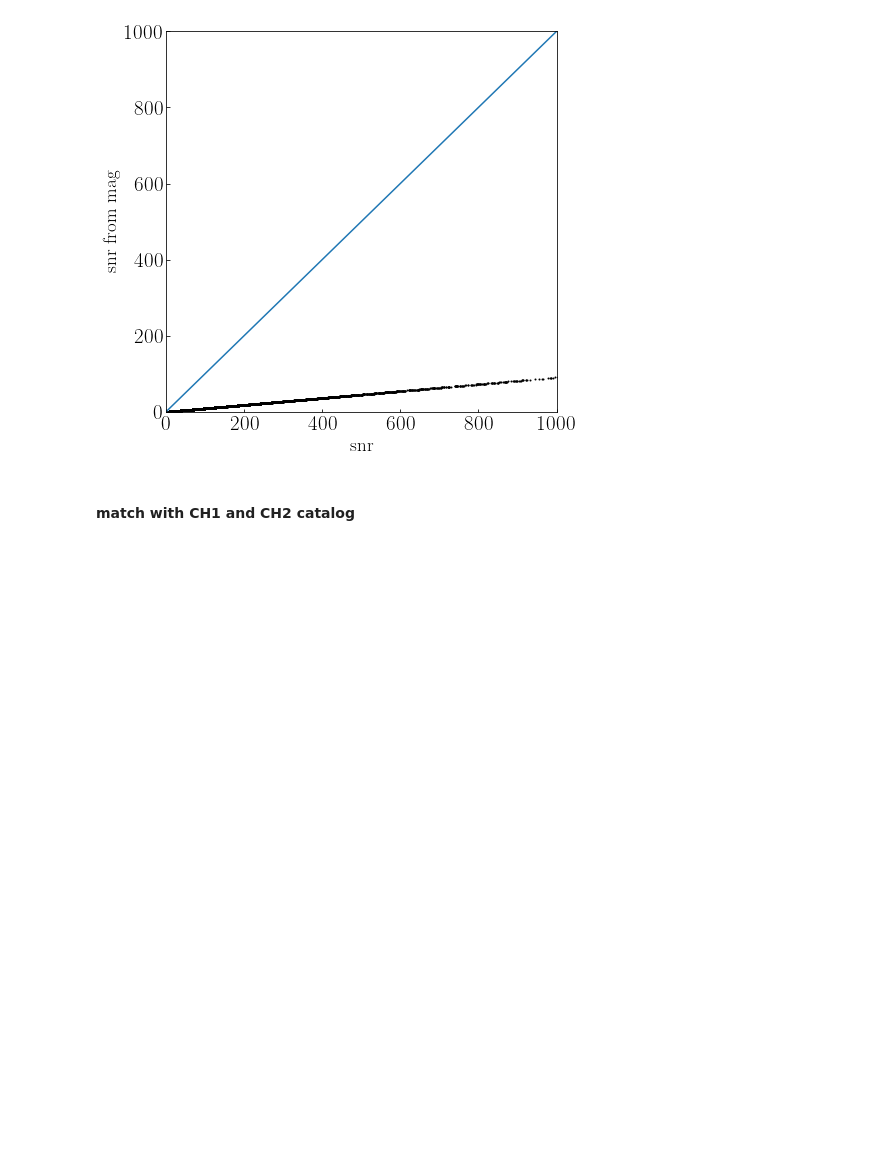
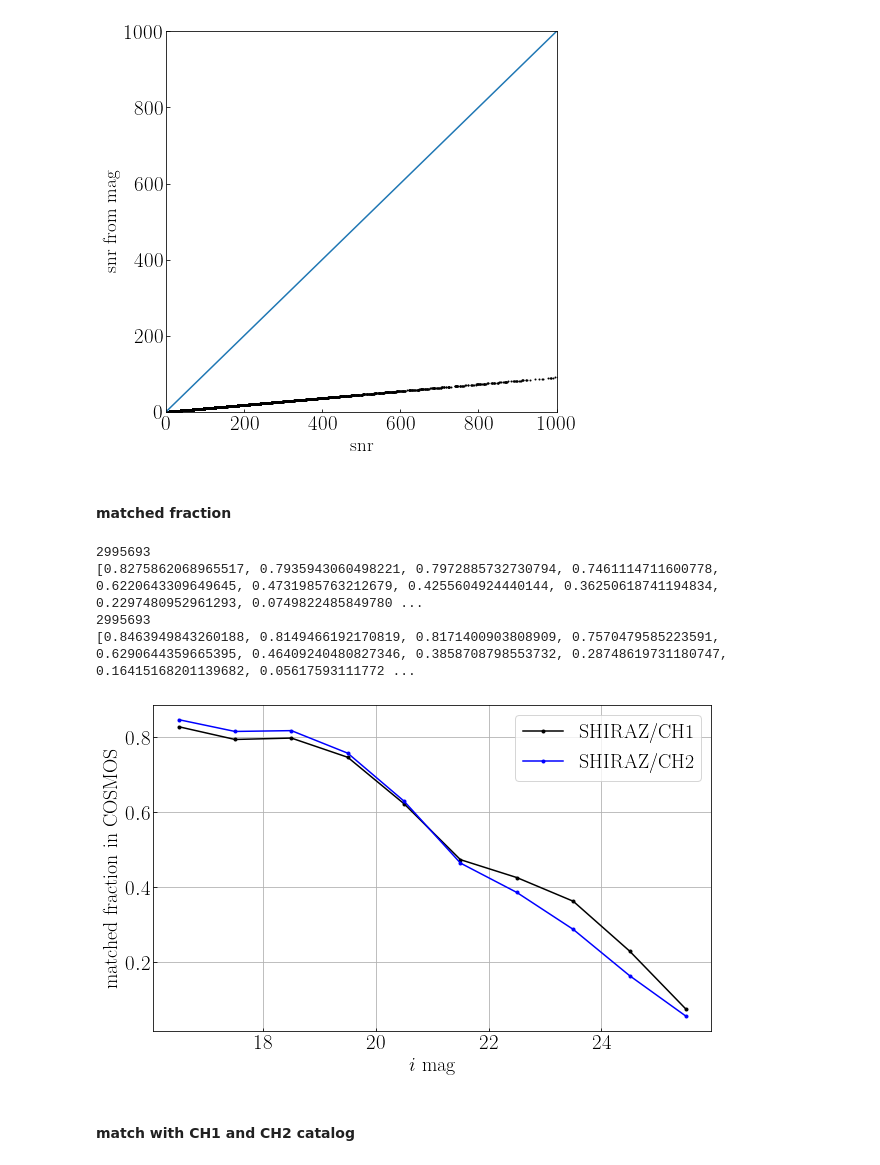
Before and after one commit to LejayChen/massive_gals, a Jupyter notebook: pcat_shiraz_cosmos2020.ipynb, the cells around one changed output. Saved outputs shown, nothing was run; the diff lists cells and outputs as text; code cells hidden in the pictures; blank space fills up the shorter version.

```diff
--- a/pcat_shiraz_cosmos2020.ipynb
+++ b/pcat_shiraz_cosmos2020.ipynb
@@ -64,8 +66,6 @@ for band in ['CH1','CH2']:
         cat.write('/Volumes/LejaySSD/SHIRAZ_catalogs/trimmed_cats/'+cat_name+'_'+band+'_trim.fits',overwrite=True)
 # %% [markdown]
 ####  CH1 CH2 snr
-# %%
-cat_ch1 = Table.read('/Users/lejay/Desktop/SHIRAZ_catalogs/COSMOS_scosmos_ext_CH1_newfluxes_errmod.cat',format='ascii')
 # %%
 mag = cat_ch1['MAG_AUTO']
 magerr = cat_ch1['MAGERR_AUTO']
@@ -112,6 +112,38 @@ plt.ylim([0,1000])
 # %% [output]
 (0, 1000)
 [figure]
+# %% [markdown]
+#### matched fraction
+# %%
+fig, axs = plt.subplots(1, 1, figsize = (10,6),sharex=True, sharey=True)
+colors = ['k','b']
+
+cat = Table.read('/Users/lejay/phosphorus_catalogs/p_cats_published/COSMOS_deep_pcat_published_mags_gals_CH1_CH2.fits')
+for i in [0,1]:
+    # cat = cat[cat[]>-90]
+    print(len(cat))
+
+    matched_frac = []
+    for mag in np.linspace(16,25,10):
+        cat_magbin = cat[cat['i']>mag]
+        cat_magbin = cat_magbin[cat_magbin['i']<mag+1]
+
+        cat_matched = cat_magbin[cat_magbin['MAG_AUTO_CH'+str(i+1)]>0]
+        matched_frac.append(len(cat_matched)/len(cat_magbin))
+
+    plt.plot(np.linspace(16,25,10)+0.5,matched_frac,'.-'+colors[i],label='SHIRAZ/CH'+str(i+1))
+    print(matched_frac)
+
+plt.xlabel('$i$ mag',fontsize=20)
+plt.ylabel('matched fraction in COSMOS',fontsize=20)
+plt.legend(fontsize=20)
+plt.grid()
+# %% [output]
+2995693
+[0.8275862068965517, 0.7935943060498221, 0.7972885732730794, 0.7461114711600778, 0.6220643309649645, 0.4731985763212679, 0.4255604924440144, 0.36250618741194834, 0.2297480952961293, 0.0749822485849780 ...
+2995693
+[0.8463949843260188, 0.8149466192170819, 0.8171400903808909, 0.7570479585223591, 0.6290644359665395, 0.46409240480827346, 0.3858708798553732, 0.28748619731180747, 0.16415168201139682, 0.05617593111772 ...
+[figure, added]
 # %% [markdown]
 ####  match with CH1 and CH2 catalog
 # %%
```
Also changed, not shown: parts of 1 cell of this notebook, 4 other files.
